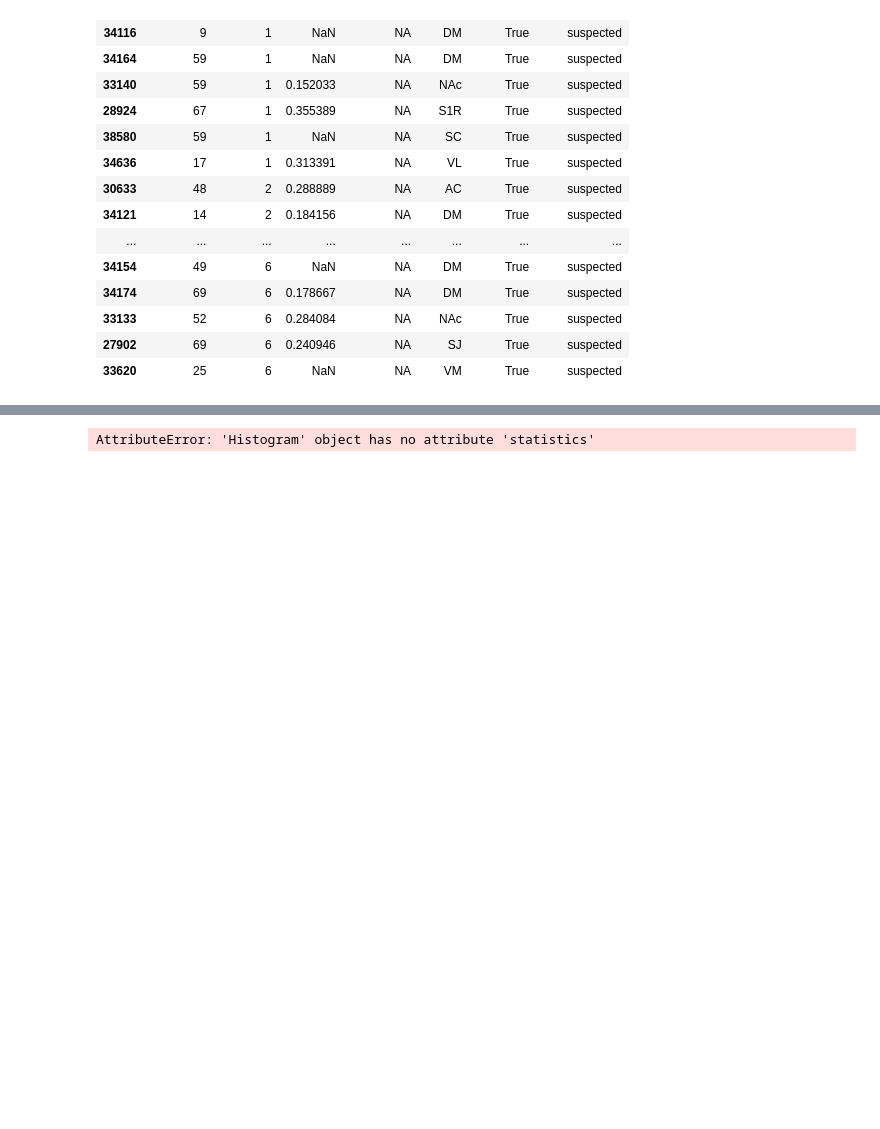
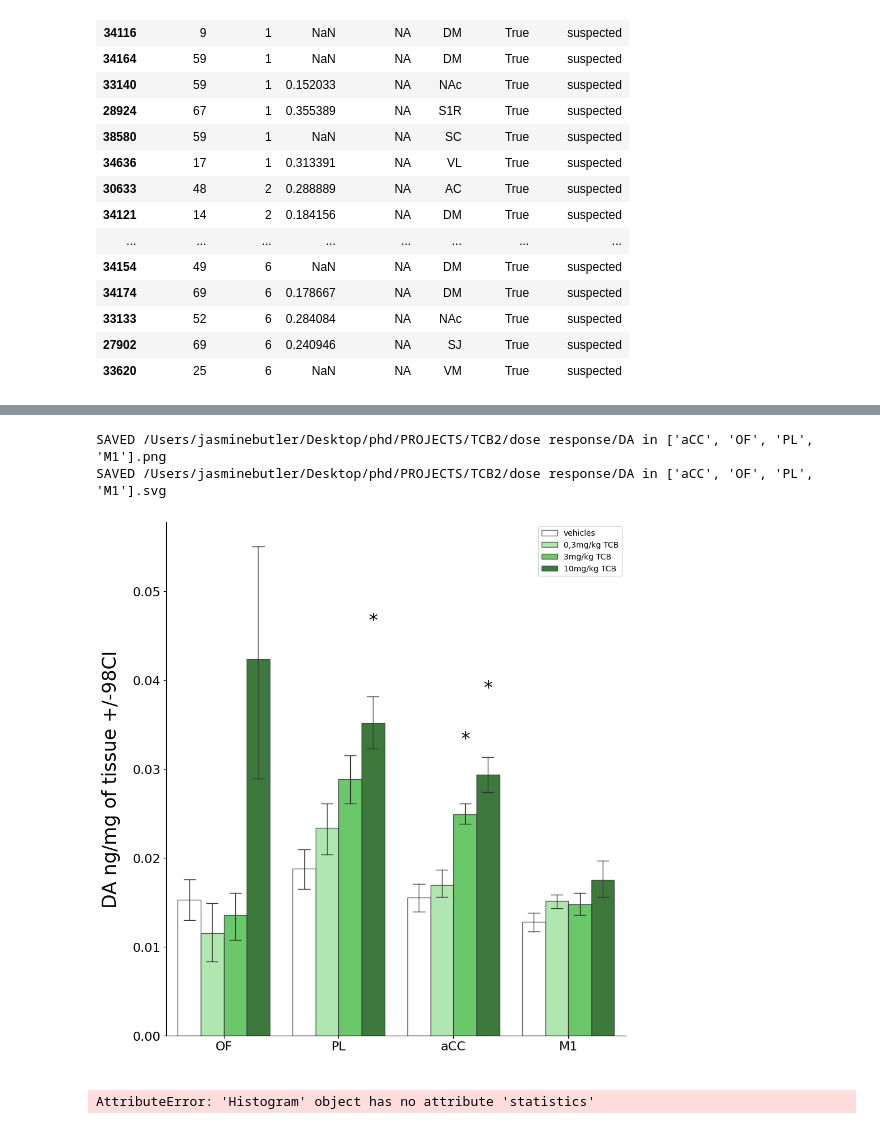
Before and after one commit to remicorne/phd, a Jupyter notebook: NEW_DASH.ipynb, the cells around one changed output, grey strips where cells are left out. Cells and saved outputs as stored; diff of their text form; code cells hidden in the pictures; blank space fills up the shorter version.

```diff
--- a/NEW_DASH.ipynb
+++ b/NEW_DASH.ipynb
@@ -72,3 +72,16 @@ ValueError: Could not generate a palette for <map object at 0x...>
+# %%
+hist = Histogram('TCB2',
+                experiment='dose response',
+                compound="DA",
+                region= ["aCC", "OF", "PL", "M1"],
+                from_scratch=True,
+                remove_outliers='calculated', # calculated / eliminated / False
+                custom_params={"ylabel_x": -0.1}
+                )
+# %% [output]
+SAVED /Users/jasminebutler/Desktop/phd/PROJECTS/TCB2/dose response/DA in ['aCC', 'OF', 'PL', 'M1'].png
+SAVED /Users/jasminebutler/Desktop/phd/PROJECTS/TCB2/dose response/DA in ['aCC', 'OF', 'PL', 'M1'].svg
+[figure, added]
 # %%
 hist.statistics#.select(region='OF')
 # %% [output]
```
Also changed, not shown: parts of 2 cells of this notebook.
